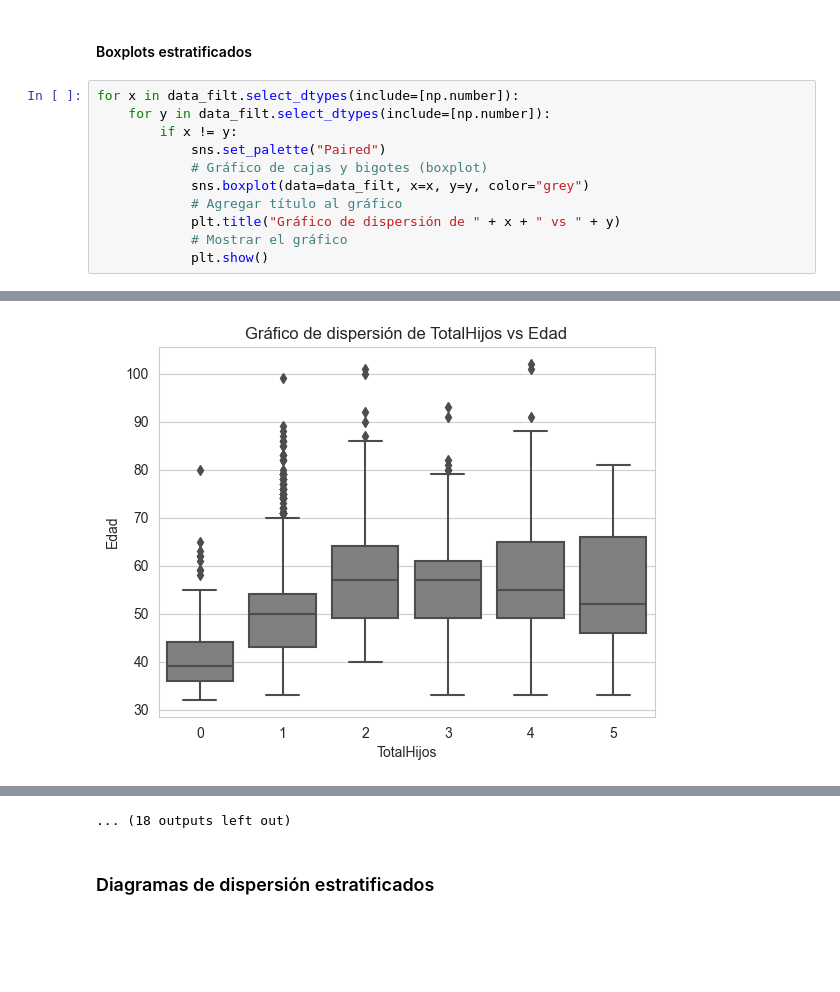
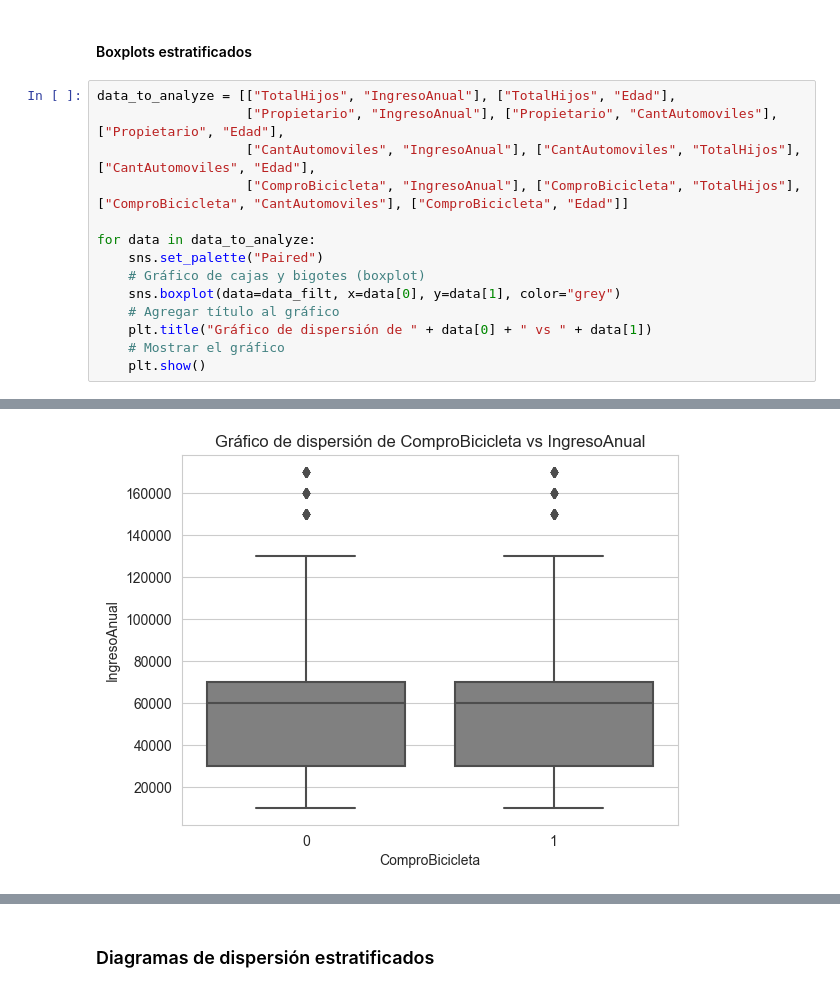
Before and after one commit to MartinSola55/MineriaDeDatos, a Jupyter notebook: TP.ipynb, the cells around one changed output, grey strips where cells are left out. Cells and saved outputs as stored; diff of their text form; blank space fills up the shorter version.

```diff
--- a/TP.ipynb
+++ b/TP.ipynb
@@ -353,14 +353,17 @@ for col in cols_to_analyze:
 # %% [markdown]
 #### Boxplots estratificados
 # %%
-for x in data_filt.select_dtypes(include=[np.number]):
-    for y in data_filt.select_dtypes(include=[np.number]):
-        if x != y:
-            sns.set_palette("Paired")
-            # Gráfico de cajas y bigotes (boxplot)
-            sns.boxplot(data=data_filt, x=x, y=y, color="grey")
-            # Agregar título al gráfico
-            plt.title("Gráfico de dispersión de " + x + " vs " + y)
-            # Mostrar el gráfico
-            plt.show()
+data_to_analyze = [["TotalHijos", "IngresoAnual"], ["TotalHijos", "Edad"],
+                   ["Propietario", "IngresoAnual"], ["Propietario", "CantAutomoviles"], ["Propietario", "Edad"],
+                   ["CantAutomoviles", "IngresoAnual"], ["CantAutomoviles", "TotalHijos"], ["CantAutomoviles", "Edad"],
+                   ["ComproBicicleta", "IngresoAnual"], ["ComproBicicleta", "TotalHijos"], ["ComproBicicleta", "CantAutomoviles"], ["ComproBicicleta", "Edad"]]
+
+for data in data_to_analyze:
+    sns.set_palette("Paired")
+    # Gráfico de cajas y bigotes (boxplot)
+    sns.boxplot(data=data_filt, x=data[0], y=data[1], color="grey")
+    # Agregar título al gráfico
+    plt.title("Gráfico de dispersión de " + data[0] + " vs " + data[1])
+    # Mostrar el gráfico
+    plt.show()
 # %% [output]
@@ -375 +378 @@ for x in data_filt.select_dtypes(include=[np.number]):
-[figure, old version]
+[figure, new version]
@@ -379,4 +382,3 @@ for x in data_filt.select_dtypes(include=[np.number]):
-... (18 outputs left out)
 # %% [markdown]
 ### Diagramas de dispersión estratificados
 # %%
```
Also changed, not shown: parts of 3 cells of this notebook.
